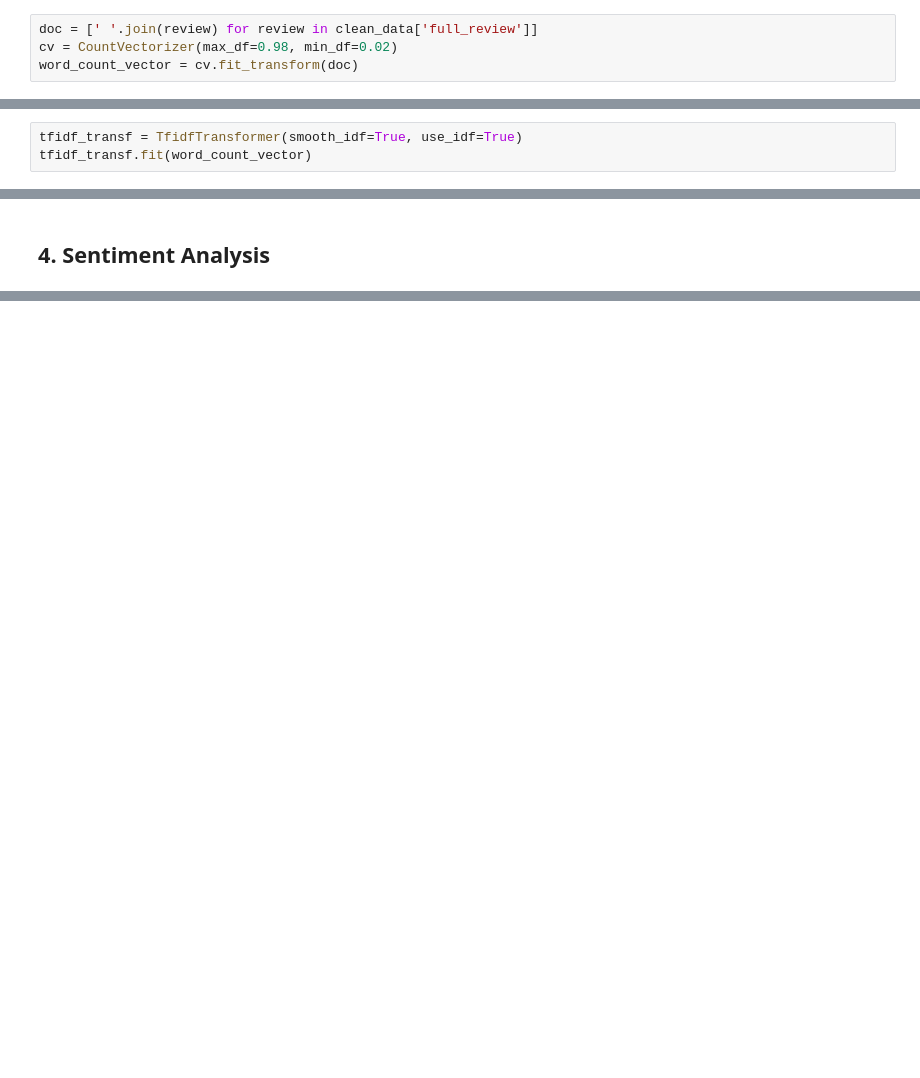
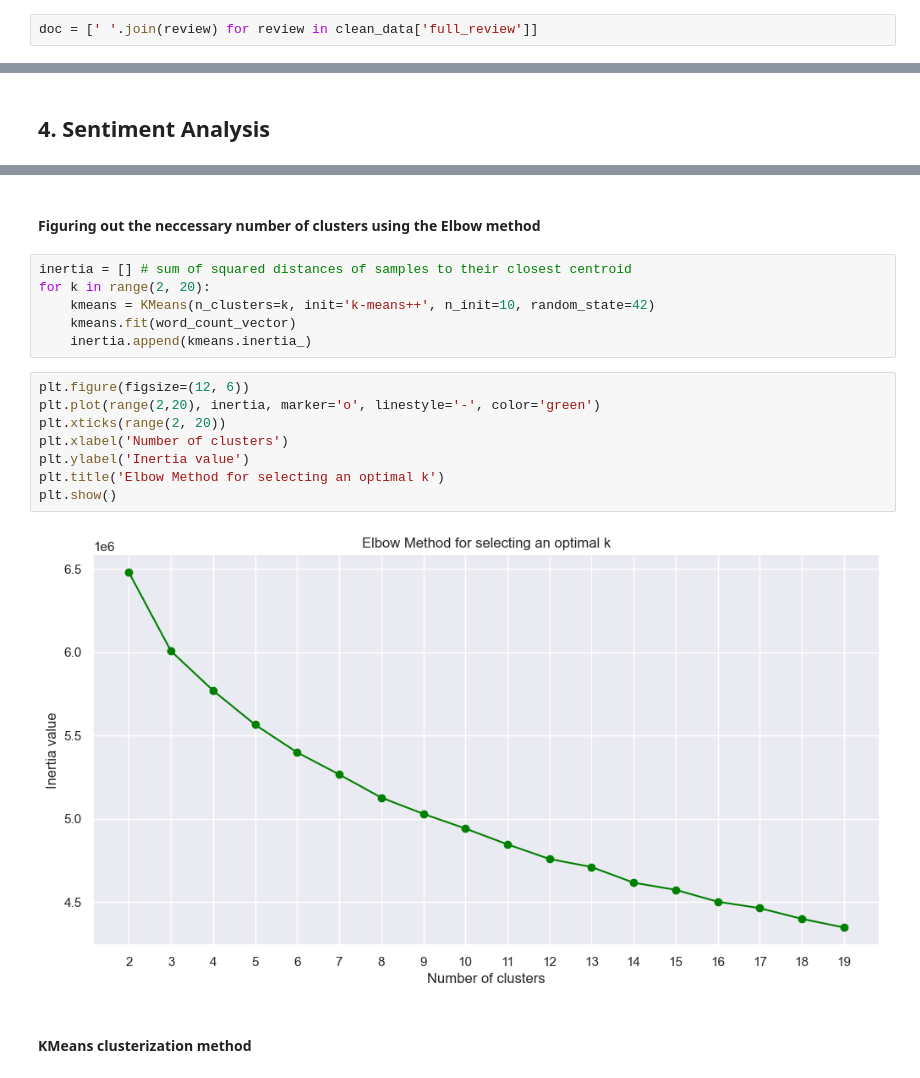
Before and after one commit to mverbytska/amazon-reviews-sentiment-analysis, a Jupyter notebook: myenv/amazon_sentiment_analysis.ipynb, the cells around one changed output, grey strips where cells are left out. Drawn from its saved outputs; the diff is of its cells as text; blank space fills up the shorter version.

Commit message:
Implement KMEans clusterization

```diff
--- a/myenv/amazon_sentiment_analysis.ipynb
+++ b/myenv/amazon_sentiment_analysis.ipynb
@@ -394,5 +396,3 @@ clean_data.head()
 #### tf-idf vectorizing
 # %%
 doc = [' '.join(review) for review in clean_data['full_review']]
-cv = CountVectorizer(max_df=0.98, min_df=0.02)
-word_count_vector = cv.fit_transform(doc)
@@ -403,3 +398,0 @@ word_count_vector.shape
-# %%
-tfidf_transf = TfidfTransformer(smooth_idf=True, use_idf=True)
-tfidf_transf.fit(word_count_vector)
@@ -438,0 +411,20 @@ product arrived labeled as jumbo salted peanutsthe peanuts were actually small s
+# %% [markdown]
+#### Figuring out the neccessary number of clusters using the Elbow method
+# %%
+inertia = [] # sum of squared distances of samples to their closest centroid
+for k in range(2, 20):
+    kmeans = KMeans(n_clusters=k, init='k-means++', n_init=10, random_state=42)
+    kmeans.fit(word_count_vector)
+    inertia.append(kmeans.inertia_)
+# %%
+plt.figure(figsize=(12, 6))
+plt.plot(range(2,20), inertia, marker='o', linestyle='-', color='green')
+plt.xticks(range(2, 20))
+plt.xlabel('Number of clusters')
+plt.ylabel('Inertia value')
+plt.title('Elbow Method for selecting an optimal k')
+plt.show()
+# %% [output]
+[figure, added]
+# %% [markdown]
+#### KMeans clusterization method
```
Also changed, not shown: parts of 24 cells of this notebook.
